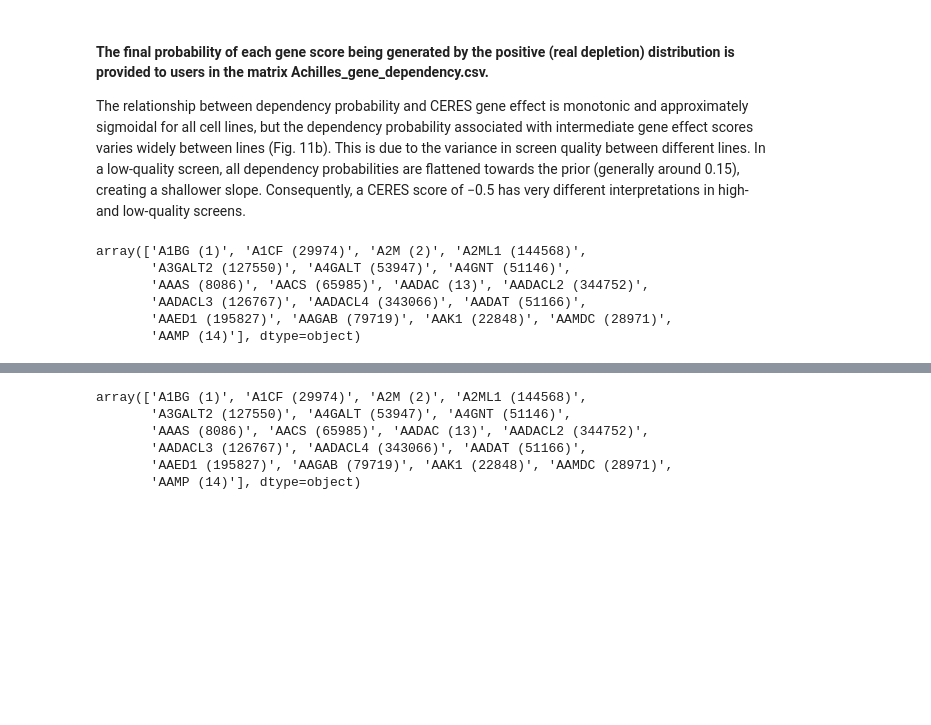
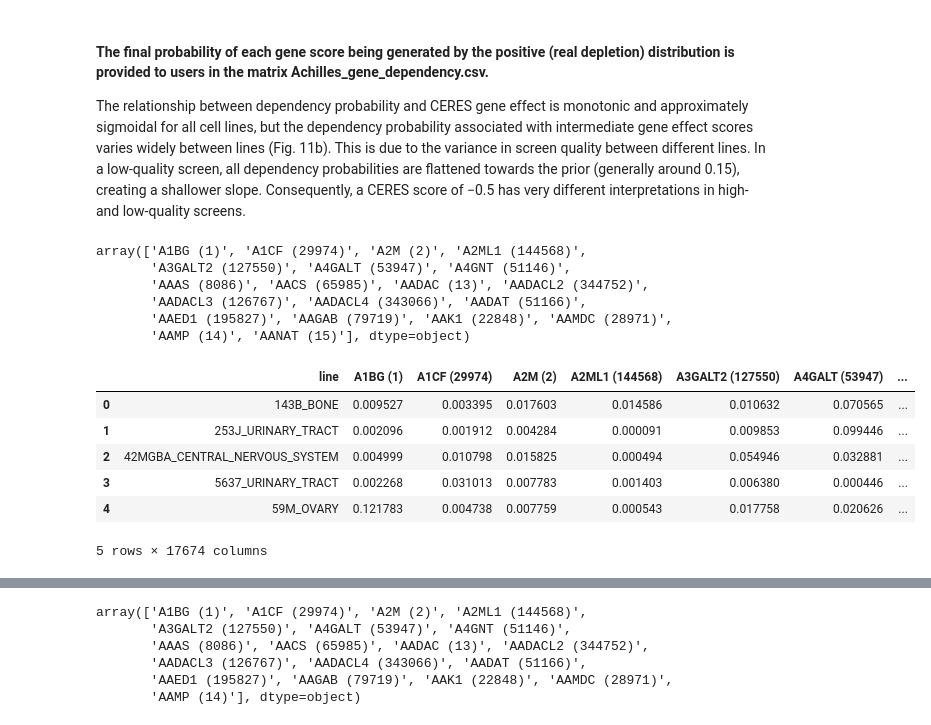
Before and after one commit to lannwal/projectlab, a Jupyter notebook: Exploration.ipynb, the cells around one changed output, grey strips where cells are left out. Cells and saved outputs as stored; diff of their text form; code cells hidden in the pictures; blank space fills up the shorter version.

```diff
--- a/Exploration.ipynb
+++ b/Exploration.ipynb
@@ -11,11 +11,21 @@ effect = pd.read_csv("~/projectlab/data/18Q1/gene_effect.csv")
 
 The relationship between dependency probability and CERES gene effect is monotonic and approximately sigmoidal for all cell lines, but the dependency probability associated with intermediate gene effect scores varies widely between lines (Fig. 11b). This is due to the variance in screen quality between different lines. In a low-quality screen, all dependency probabilities are flattened towards the prior (generally around 0.15), creating a shallower slope. Consequently, a CERES score of −0.5 has very different interpretations in high- and low-quality screens.
 # %%
-dep.columns.values[1:20]
+dep.columns.values[1:21]
 # %% [output]
 array(['A1BG (1)', 'A1CF (29974)', 'A2M (2)', 'A2ML1 (144568)',
        'A3GALT2 (127550)', 'A4GALT (53947)', 'A4GNT (51146)',
        'AAAS (8086)', 'AACS (65985)', 'AADAC (13)', 'AADACL2 (344752)',
        'AADACL3 (126767)', 'AADACL4 (343066)', 'AADAT (51166)',
        'AAED1 (195827)', 'AAGAB (79719)', 'AAK1 (22848)', 'AAMDC (28971)',
-       'AAMP (14)'], dtype=object)
+       'AAMP (14)', 'AANAT (15)'], dtype=object)
+# %%
+dep.iloc[0:5]
+# %% [output]
+|  | line | A1BG (1) | A1CF (29974) | A2M (2) | A2ML1 (144568) | A3GALT2 (127550) | A4GALT (53947) | ... |
+| 0 | 143B_BONE | 0.009527 | 0.003395 | 0.017603 | 0.014586 | 0.010632 | 0.070565 | ... |
+| 1 | 253J_URINARY_TRACT | 0.002096 | 0.001912 | 0.004284 | 0.000091 | 0.009853 | 0.099446 | ... |
+| 2 | 42MGBA_CENTRAL_NERVOUS_SYSTEM | 0.004999 | 0.010798 | 0.015825 | 0.000494 | 0.054946 | 0.032881 | ... |
+| 3 | 5637_URINARY_TRACT | 0.002268 | 0.031013 | 0.007783 | 0.001403 | 0.006380 | 0.000446 | ... |
+| 4 | 59M_OVARY | 0.121783 | 0.004738 | 0.007759 | 0.000543 | 0.017758 | 0.020626 | ... |
+5 rows × 17674 columns
```
Also changed, not shown: parts of 13 cells of this notebook.
